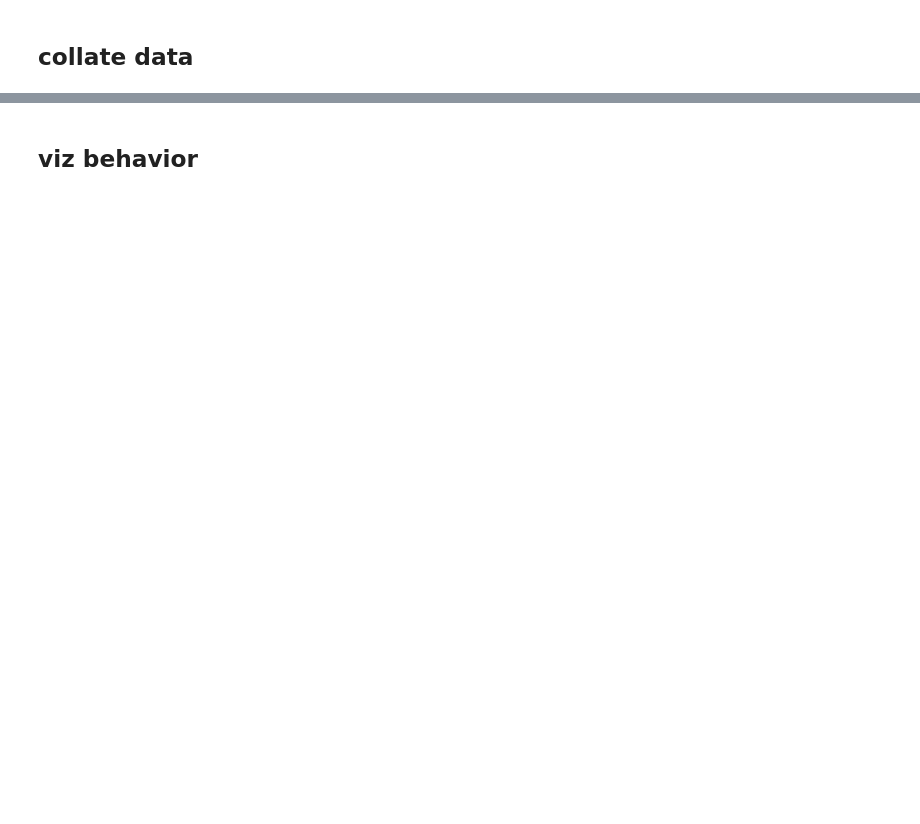
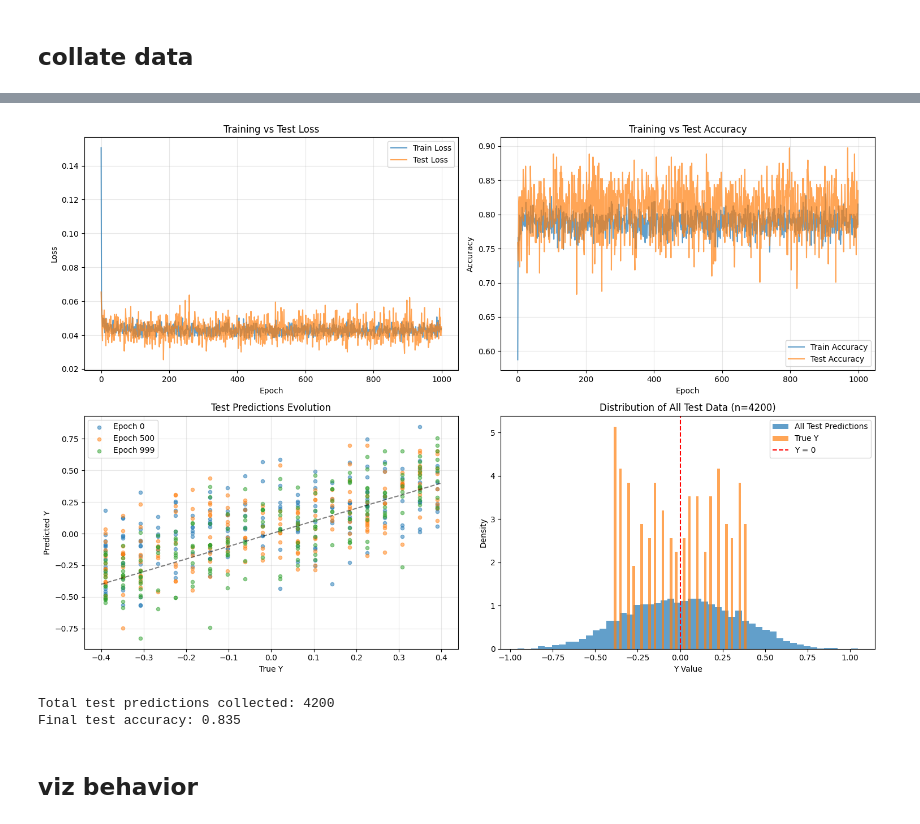
Before and after one commit to siyer7/asymmetry_design, a Jupyter notebook: code/NN.ipynb, the cells around one changed output, grey strips where cells are left out. Drawn from its saved outputs; the diff is of its cells as text; code cells hidden in the pictures; blank space fills up the shorter version.

```diff
--- a/code/NN.ipynb
+++ b/code/NN.ipynb
@@ -245,3 +315,55 @@ plt.show()
+# %%
+fig, axs = plt.subplots(2, 2, figsize=(15, 10))
+
+# Plot 1: Training curves
+axs[0,0].plot(history['train_total'], label='Train Loss', alpha=0.7)
+axs[0,0].plot(history['test_total'], label='Test Loss', alpha=0.7)
+axs[0,0].set_xlabel('Epoch')
+axs[0,0].set_ylabel('Loss')
+axs[0,0].set_title('Training vs Test Loss')
+axs[0,0].legend()
+axs[0,0].grid(True, alpha=0.3)
+
+# Plot 2: Accuracy curves
+axs[0,1].plot(history['train_accuracy'], label='Train Accuracy', alpha=0.7)
+axs[0,1].plot(history['test_accuracy'], label='Test Accuracy', alpha=0.7)
+axs[0,1].set_xlabel('Epoch')
+axs[0,1].set_ylabel('Accuracy')
+axs[0,1].set_title('Training vs Test Accuracy')
+axs[0,1].legend()
+axs[0,1].grid(True, alpha=0.3)
+
+# Plot 3: Test predictions over time (sample)
+sample_epochs = [0, len(test_predictions_history)//2, len(test_predictions_history)-1]
+for i, epoch_idx in enumerate(sample_epochs):
+    snapshot = test_predictions_history[epoch_idx]
+    axs[1,0].scatter(snapshot['Y_test'], snapshot['Y_pred'],
+                    alpha=0.5, s=20, label=f"Epoch {snapshot['epoch']}")
+axs[1,0].plot([-0.4, 0.4], [-0.4, 0.4], 'k--', alpha=0.5)
+axs[1,0].set_xlabel('True Y')
+axs[1,0].set_ylabel('Predicted Y')
+axs[1,0].set_title('Test Predictions Evolution')
+axs[1,0].legend()
+axs[1,0].grid(True, alpha=0.3)
+
+# Plot 4: Distribution of all test predictions
+axs[1,1].hist(df_all_test['Y_pred'], bins=50, alpha=0.7, density=True, label='All Test Predictions')
+axs[1,1].hist(df_all_test['Y_true'], bins=50, alpha=0.7, density=True, label='True Y')
+axs[1,1].axvline(x=0, color='red', linestyle='--', label='Y = 0')
+axs[1,1].set_xlabel('Y Value')
+axs[1,1].set_ylabel('Density')
+axs[1,1].set_title(f'Distribution of All Test Data (n={len(df_all_test)})')
+axs[1,1].legend()
+
+plt.tight_layout()
+plt.show()
+
+print(f"Total test predictions collected: {len(df_all_test)}")
+print(f"Final test accuracy: {history['test_accuracy'][-1]:.3f}")
+# %% [output]
+[figure, added]
+Total test predictions collected: 4200
+Final test accuracy: 0.835
 # %% [markdown]
 ## viz behavior
 # %%
```
Also changed, not shown: parts of 19 cells of this notebook.
